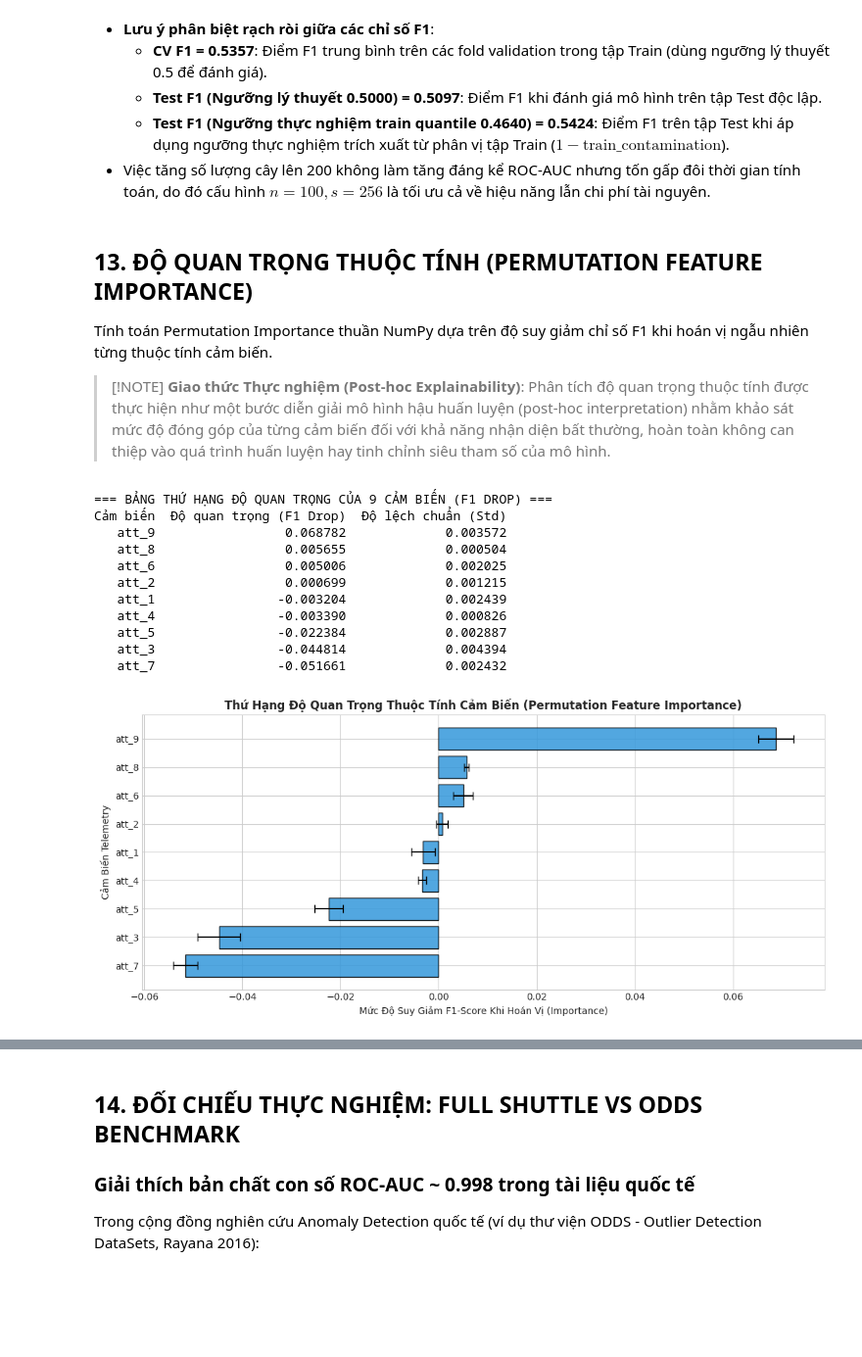
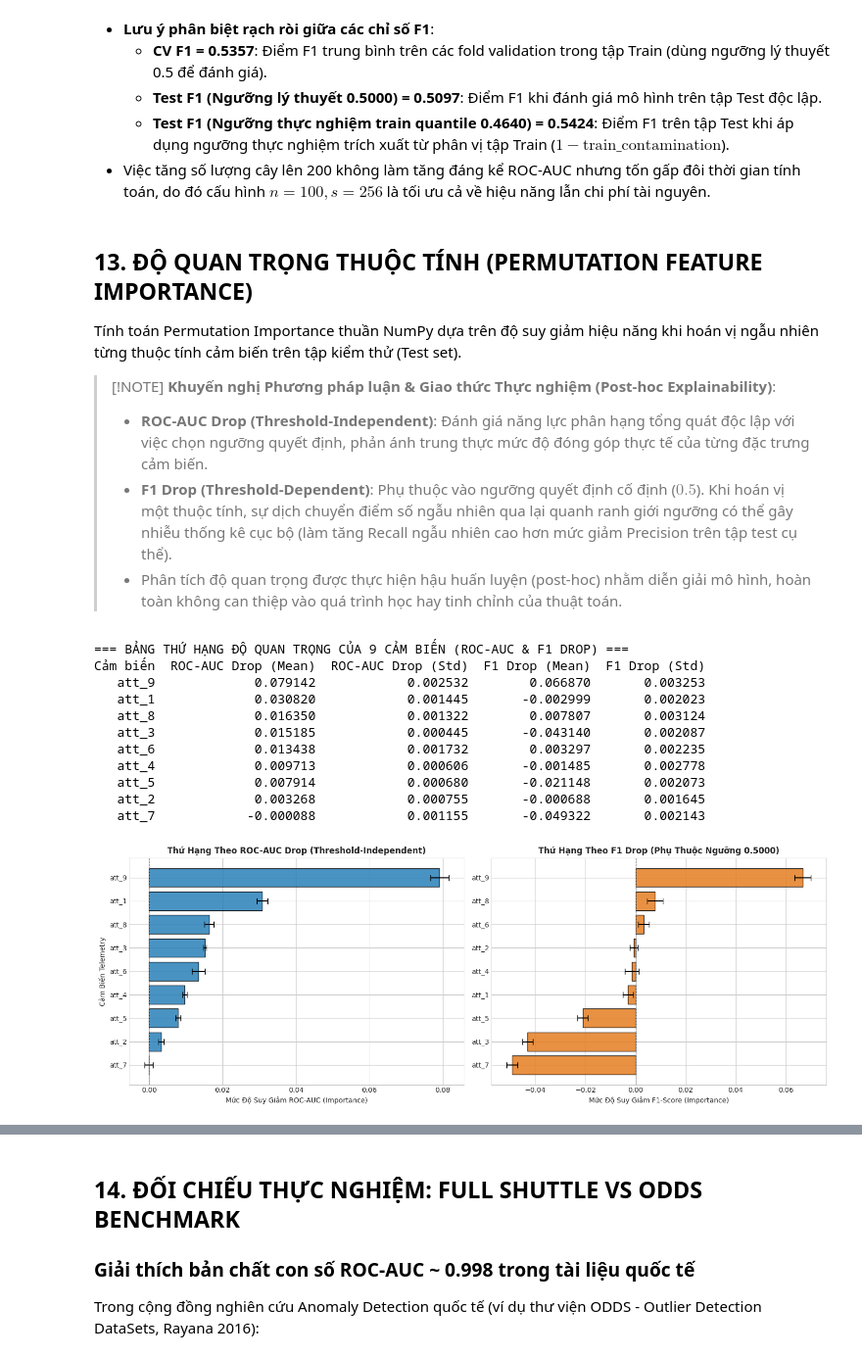
Before and after one commit to vongocgiavy/IFOREST, a Jupyter notebook: shuttle_anomaly_detection_iforest.ipynb, the cells around one changed output, grey strips where cells are left out. Shown at 98% size. Cells and saved outputs as stored; diff of their text form; code cells hidden in the pictures; blank space fills up the shorter version.

Commit message:
fix: enhance feature importance with roc-auc drop, document design choices, and update comparison charts

```diff
--- a/shuttle_anomaly_detection_iforest.ipynb
+++ b/shuttle_anomaly_detection_iforest.ipynb
@@ -523,47 +523,69 @@ Config 4           200          256           1.0     0.5234          0.8546
 # %% [markdown]
 ## 13. ĐỘ QUAN TRỌNG THUỘC TÍNH (PERMUTATION FEATURE IMPORTANCE)
 
-Tính toán Permutation Importance thuần NumPy dựa trên độ suy giảm chỉ số F1 khi hoán vị ngẫu nhiên từng thuộc tính cảm biến.
+Tính toán Permutation Importance thuần NumPy dựa trên độ suy giảm hiệu năng khi hoán vị ngẫu nhiên từng thuộc tính cảm biến trên tập kiểm thử (Test set).
 
 > [!NOTE]
-> **Giao thức Thực nghiệm (Post-hoc Explainability)**: Phân tích độ quan trọng thuộc tính được thực hiện như một bước diễn giải mô hình hậu huấn luyện (post-hoc interpretation) nhằm khảo sát mức độ đóng góp của từng cảm biến đối với khả năng nhận diện bất thường, hoàn toàn không can thiệp vào quá trình huấn luyện hay tinh chỉnh siêu tham số của mô hình.
+> **Khuyến nghị Phương pháp luận & Giao thức Thực nghiệm (Post-hoc Explainability)**:
+> - **ROC-AUC Drop (Threshold-Independent)**: Đánh giá năng lực phân hạng tổng quát độc lập với việc chọn ngưỡng quyết định, phản ánh trung thực mức độ đóng góp thực tế của từng đặc trưng cảm biến.
+> - **F1 Drop (Threshold-Dependent)**: Phụ thuộc vào ngưỡng quyết định cố định ($0.5$). Khi hoán vị một thuộc tính, sự dịch chuyển điểm số ngẫu nhiên qua lại quanh ranh giới ngưỡng có thể gây nhiễu thống kê cục bộ (làm tăng Recall ngẫu nhiên cao hơn mức giảm Precision trên tập test cụ thể).
+> - Phân tích độ quan trọng được thực hiện hậu huấn luyện (post-hoc) nhằm diễn giải mô hình, hoàn toàn không can thiệp vào quá trình học hay tinh chỉnh của thuật toán.
 # %%
-# Tính Feature Importance
-imp_mean, imp_std = permutation_importance_scratch(
-    model_base, X_test.values, y_test.values, n_repeats=3, random_state=42
+# 1. Tính Permutation Importance theo ROC-AUC Drop (Chuẩn khoa học, Threshold-Independent)
+imp_auc_mean, imp_auc_std = permutation_importance_scratch(
+    model_base, X_test.values, y_test.values, scoring="roc_auc", n_repeats=5, random_state=42
+)
+
+# 2. Tính Permutation Importance theo F1 Drop (Threshold-Dependent) để đối chiếu
+imp_f1_mean, imp_f1_std = permutation_importance_scratch(
+    model_base, X_test.values, y_test.values, scoring="f1", n_repeats=5, random_state=42
 )
 
 feat_imp_df = pd.DataFrame({
     'Cảm biến': feature_cols,
-    'Độ quan trọng (F1 Drop)': imp_mean,
-    'Độ lệch chuẩn (Std)': imp_std
-}).sort_values(by='Độ quan trọng (F1 Drop)', ascending=False).reset_index(drop=True)
+    'ROC-AUC Drop (Mean)': imp_auc_mean,
+    'ROC-AUC Drop (Std)': imp_auc_std,
+    'F1 Drop (Mean)': imp_f1_mean,
+    'F1 Drop (Std)': imp_f1_std,
+}).sort_values(by='ROC-AUC Drop (Mean)', ascending=False).reset_index(drop=True)
 
-print("=== BẢNG THỨ HẠNG ĐỘ QUAN TRỌNG CỦA 9 CẢM BIẾN (F1 DROP) ===")
+print("=== BẢNG THỨ HẠNG ĐỘ QUAN TRỌNG CỦA 9 CẢM BIẾN (ROC-AUC & F1 DROP) ===")
 print(feat_imp_df.to_string(index=False))
 # %% [output]
-=== BẢNG THỨ HẠNG ĐỘ QUAN TRỌNG CỦA 9 CẢM BIẾN (F1 DROP) ===
-Cảm biến  Độ quan trọng (F1 Drop)  Độ lệch chuẩn (Std)
-   att_9                 0.068782             0.003572
-   att_8                 0.005655             0.000504
-   att_6                 0.005006             0.002025
-   att_2                 0.000699             0.001215
-   att_1                -0.003204             0.002439
-   att_4                -0.003390             0.000826
-   att_5                -0.022384             0.002887
-   att_3                -0.044814             0.004394
-   att_7                -0.051661             0.002432
+=== BẢNG THỨ HẠNG ĐỘ QUAN TRỌNG CỦA 9 CẢM BIẾN (ROC-AUC & F1 DROP) ===
+Cảm biến  ROC-AUC Drop (Mean)  ROC-AUC Drop (Std)  F1 Drop (Mean)  F1 Drop (Std)
+   att_9             0.079142            0.002532        0.066870       0.003253
+   att_1             0.030820            0.001445       -0.002999       0.002023
+   att_8             0.016350            0.001322        0.007807       0.003124
+   att_3             0.015185            0.000445       -0.043140       0.002087
+   att_6             0.013438            0.001732        0.003297       0.002235
+   att_4             0.009713            0.000606       -0.001485       0.002778
+   att_5             0.007914            0.000680       -0.021148       0.002073
+   att_2             0.003268            0.000755       -0.000688       0.001645
+   att_7            -0.000088            0.001155       -0.049322       0.002143
 # %%
-# Biểu đồ cột ngang Feature Importance
-plt.figure(figsize=(11, 5))
-sorted_df = feat_imp_df.sort_values(by='Độ quan trọng (F1 Drop)', ascending=True)
-plt.barh(sorted_df['Cảm biến'], sorted_df['Độ quan trọng (F1 Drop)'],
-         xerr=sorted_df['Độ lệch chuẩn (Std)'], color='#3498db', edgecolor='black', alpha=0.85, capsize=4)
-plt.title('Thứ Hạng Độ Quan Trọng Thuộc Tính Cảm Biến (Permutation Feature Importance)', fontsize=12, fontweight='bold')
-plt.xlabel('Mức Độ Suy Giảm F1-Score Khi Hoán Vị (Importance)', fontsize=10)
-plt.ylabel('Cảm Biến Telemetry', fontsize=10)
+# Biểu đồ cột ngang so sánh Permutation Feature Importance: ROC-AUC Drop vs F1 Drop
+fig, axes = plt.subplots(1, 2, figsize=(15, 5.5))
+
+# Biểu đồ 1: ROC-AUC Drop (Độ đo chính thống - Ổn định, không phụ thuộc ngưỡng)
+sorted_auc = feat_imp_df.sort_values(by='ROC-AUC Drop (Mean)', ascending=True)
+axes[0].barh(sorted_auc['Cảm biến'], sorted_auc['ROC-AUC Drop (Mean)'],
+             xerr=sorted_auc['ROC-AUC Drop (Std)'], color='#2980b9', edgecolor='black', alpha=0.85, capsize=4)
+axes[0].set_title('Thứ Hạng Theo ROC-AUC Drop (Threshold-Independent)', fontsize=12, fontweight='bold')
+axes[0].set_xlabel('Mức Độ Suy Giảm ROC-AUC (Importance)', fontsize=10)
+axes[0].set_ylabel('Cảm Biến Telemetry', fontsize=10)
+axes[0].axvline(0, color='gray', linestyle='--', linewidth=0.8)
+
+# Biểu đồ 2: F1 Drop (Độ đo đối chiếu - Phụ thuộc ngưỡng cố định 0.5)
+sorted_f1 = feat_imp_df.sort_values(by='F1 Drop (Mean)', ascending=True)
+axes[1].barh(sorted_f1['Cảm biến'], sorted_f1['F1 Drop (Mean)'],
+             xerr=sorted_f1['F1 Drop (Std)'], color='#e67e22', edgecolor='black', alpha=0.85, capsize=4)
+axes[1].set_title('Thứ Hạng Theo F1 Drop (Phụ Thuộc Ngưỡng 0.5000)', fontsize=12, fontweight='bold')
+axes[1].set_xlabel('Mức Độ Suy Giảm F1-Score (Importance)', fontsize=10)
+axes[1].axvline(0, color='gray', linestyle='--', linewidth=0.8)
+
 plt.tight_layout()
 plt.show()
 # %% [output]
-[figure, old version]
+[figure, new version]
 # %% [markdown]
```
Also changed, not shown: parts of 1 cell of this notebook, 4 other files.
